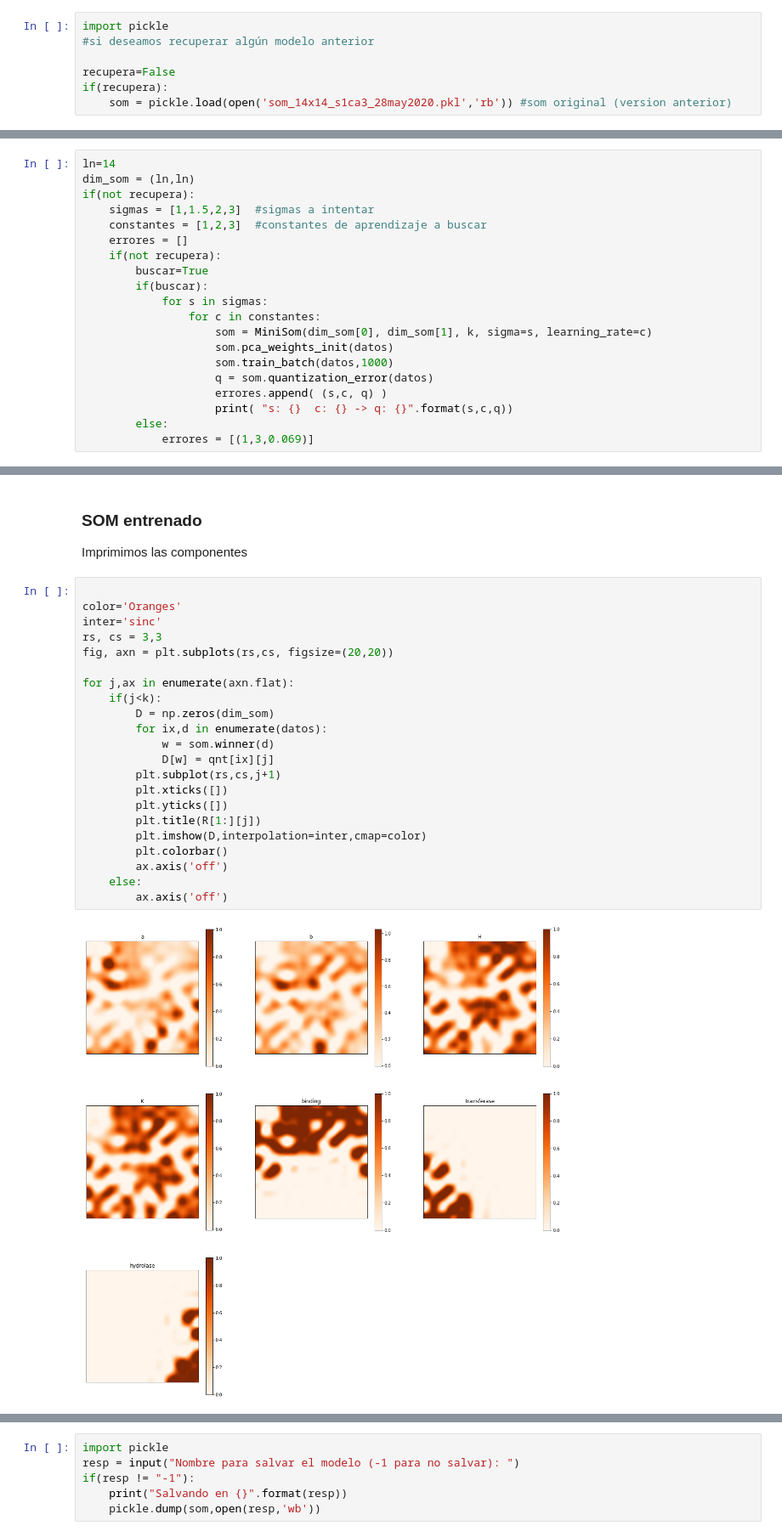
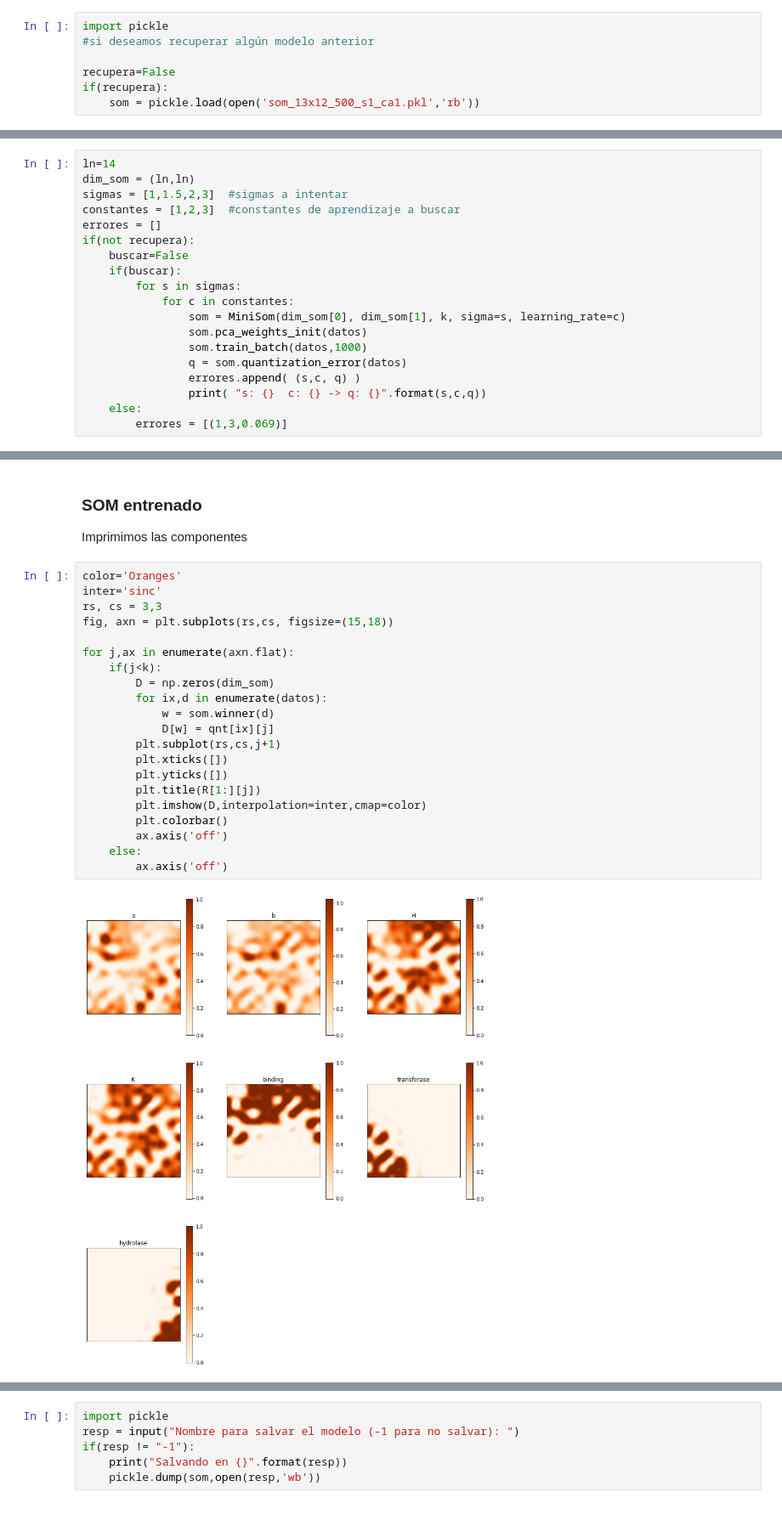
Before and after one commit to sergiohzlz/som_ontologias, a Jupyter notebook: som ontologias.ipynb, the cells around one changed output, grey strips where cells are left out. Shown at 85% size. Saved outputs shown, nothing was run; the diff lists cells and outputs as text; blank space fills up the shorter version.

```diff
--- a/som ontologias.ipynb
+++ b/som ontologias.ipynb
@@ -285,26 +289,25 @@ import pickle
 
 recupera=False
 if(recupera):
-    som = pickle.load(open('som_14x14_s1ca3_28may2020.pkl','rb')) #som original (version anterior)
+    som = pickle.load(open('som_13x12_500_s1_ca1.pkl','rb'))
 # %% [markdown]
 Hacemos la búsqueda de parámetros.
 # %%
 ln=14
 dim_som = (ln,ln)
+sigmas = [1,1.5,2,3]  #sigmas a intentar
+constantes = [1,2,3]  #constantes de aprendizaje a buscar
+errores = []
 if(not recupera):
-    sigmas = [1,1.5,2,3]  #sigmas a intentar
-    constantes = [1,2,3]  #constantes de aprendizaje a buscar
-    errores = []
-    if(not recupera):
-        buscar=True
-        if(buscar):
-            for s in sigmas:
-                for c in constantes:
-                    som = MiniSom(dim_som[0], dim_som[1], k, sigma=s, learning_rate=c)
-                    som.pca_weights_init(datos)
-                    som.train_batch(datos,1000)
-                    q = som.quantization_error(datos)
-                    errores.append( (s,c, q) )
-                    print( "s: {}  c: {} -> q: {}".format(s,c,q))
-        else:
-            errores = [(1,3,0.069)]
+    buscar=False
+    if(buscar):
+        for s in sigmas:
+            for c in constantes:
+                som = MiniSom(dim_som[0], dim_som[1], k, sigma=s, learning_rate=c)
+                som.pca_weights_init(datos)
+                som.train_batch(datos,1000)
+                q = som.quantization_error(datos)
+                errores.append( (s,c, q) )
+                print( "s: {}  c: {} -> q: {}".format(s,c,q))
+    else:
+        errores = [(1,3,0.069)]
@@ -350,29 +340,28 @@ print(k)
 
 Imprimimos las componentes
 # %%
-
 color='Oranges'
 inter='sinc'
 rs, cs = 3,3
-fig, axn = plt.subplots(rs,cs, figsize=(20,20))
+fig, axn = plt.subplots(rs,cs, figsize=(15,18))
 
 for j,ax in enumerate(axn.flat):
     if(j<k):
         D = np.zeros(dim_som)
         for ix,d in enumerate(datos):
             w = som.winner(d)
             D[w] = qnt[ix][j]
         plt.subplot(rs,cs,j+1)
         plt.xticks([])
         plt.yticks([])
         plt.title(R[1:][j])
         plt.imshow(D,interpolation=inter,cmap=color)
         plt.colorbar()
         ax.axis('off')
     else:
         ax.axis('off')
 # %% [output]
-[figure, old version]
+[figure, new version]
 # %%
 def get_id_fam(i):
     fam = df.iloc[i].familia
```
Also changed, not shown: parts of 17 cells of this notebook.
